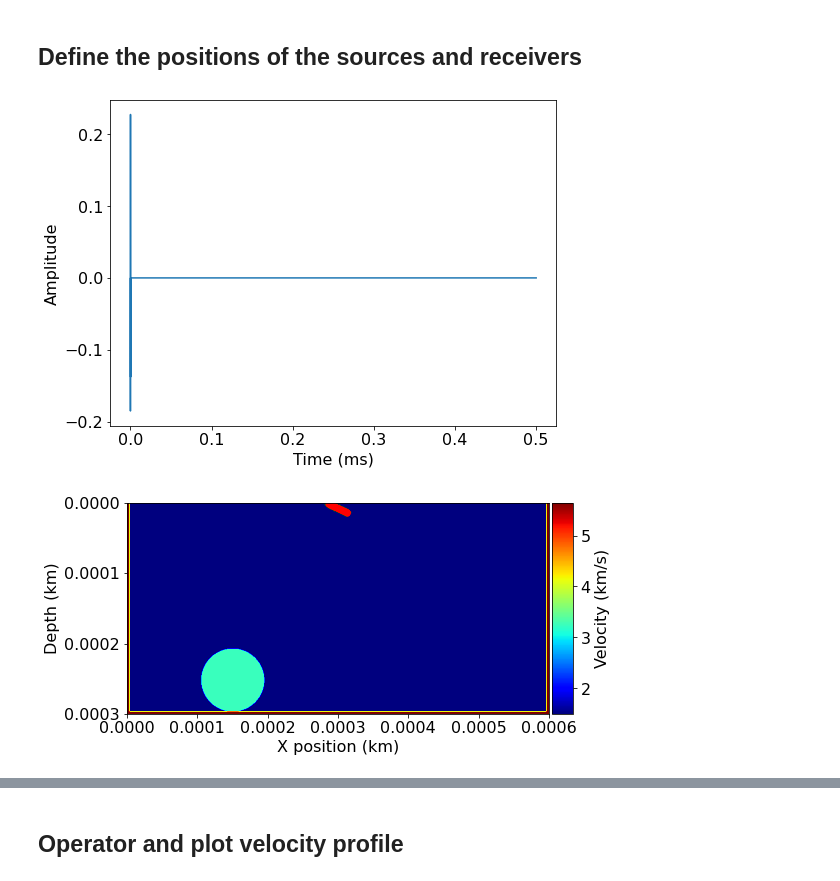
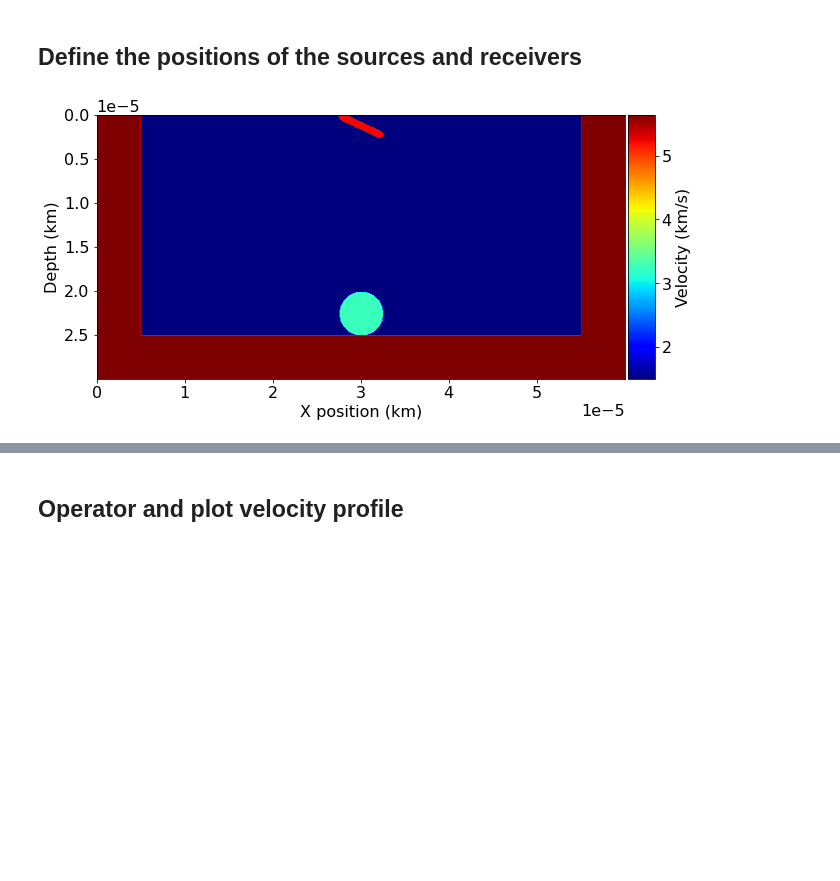
Before and after one commit to bgd54/sonar-FWI, a Jupyter notebook: water_tank/05_imaging_ricker.ipynb, the cells around one changed output, grey strips where cells are left out. Drawn from its saved outputs; the diff is of its cells as text; code cells hidden in the pictures; blank space fills up the shorter version.

```diff
--- a/water_tank/05_imaging_ricker.ipynb
+++ b/water_tank/05_imaging_ricker.ipynb
@@ -10,20 +10,22 @@ import matplotlib.pyplot as plt
 from examples.seismic import Receiver, WaveletSource, RickerSource, Model, TimeAxis,  plot_velocity, plot_shotrecord
 from devito import TimeFunction, Eq, solve, Operator, ConditionalDimension
 from scipy.signal import find_peaks, peak_prominences
+
+plt.rcParams['figure.figsize'] = (10, 10)  # Increases figure size
 # %% [markdown]
 ## Grid Setup
 Set velocity model and global parameters for water tank.
 # %%
-nx = 801
-nz = 401
+nx = 601
+nz = 301
 nb = 10
 shape = (nx, nz)
-spacing = (.00075, .00075) #60x30 cm
+spacing = (.0001, .0001) #60x30 cm
 origin = (0., 0.)
 v_water = 1.5 # v in distilled water 1496.7 m/s
 v_glass = 5.64 # v in glass 5640 m/s
 v_obj = 3.24 # v in gold 3240 m/s
-glass = 5 # size of the glass
+glass = 50 # size of the glass
 # Define a velocity profile. The velocity is in km/s
 v = np.empty(shape, dtype=np.float32)
 v[:, :] = v_water
@@ -31,8 +33,8 @@ v[:, -glass:] = v_glass
 v[:glass, :] = v_glass
 v[-glass:, :] = v_glass
 # Define an object's velocity profile
-r = 60
-a, b = shape[0] / 4, shape[1] - r - glass
+r = 25
+a, b = shape[0] / 2, shape[1] - r - glass
 y, x = np.ogrid[-a:shape[0]-a, -b:shape[1]-b]
 v[x*x + y*y <= r*r] = v_obj
 
@@ -67,61 +69,44 @@ class SineSource(WaveletSource):
 # %%
 # Set time range, source, source coordinates and receiver coordinates
 t0 = 0.  # Simulation starts a t=0
-tn = .5  # Simulation lasts tn milliseconds
+tn = .05  # Simulation lasts tn milliseconds
 dt = model.critical_dt  # Time step from model grid spacing
 time_range = TimeAxis(start=t0, stop=tn, step=dt)
 nt = time_range.num  # number of time steps
 
 f0 = 5000  # Source peak frequency is 5 MHz (5000 kHz)
 ns = 128; # number of sources
 nr = ns; # number of receivers
-depth = .01
-width = .03 # 3 cm is the widht of the sources
-source_distance = width / ns
+depth = 10
+wavelength = v_water / f0
+source_distance = wavelength / 8
+width = ns * source_distance
 alpha = 65 # angle of the sources to the water surface (0° - 180°) 90° means sources are parallel with the water surface
 cx = model.domain_size[0] * 0.5
 cy = (ns - 1) / 4 * source_distance
 pos = srcPositions(cx, cy, alpha, ns, source_distance)
+
 src = RickerSource(name='src',
     grid=model.grid,
     f0=f0,
     npoint=ns,
     time_range=time_range)
-src.show()
 
-# src = SineSource(
-#     name='src',
-#     grid=model.grid,
-#     f0=f0,
-#     time_range=time_range,
-#     npoint=ns)
-
-# src.time_values[184]*f0
-
-# for i in range(ns):
-#     src.coordinates.data[i, :] = np.array(
-#         model.domain_size) * .5 + (i - (ns - 1) / 2) * source_distance
 src.coordinates.data[:, -1] = depth
-
 src.coordinates.data[:] = pos[:]
 
 rec = Receiver(
     name='rec',
     grid=model.grid,
     npoint=nr,
     time_range=time_range)
 
-# for i in range(nr):
-#     rec.coordinates.data[i, :] = np.array(
-#         model.domain_size) * .5 + (i - (nr - 1) / 2) * source_distance
 rec.coordinates.data[:, -1] = depth
-
 rec.coordinates.data[:] = pos[:]
 
 plot_velocity(model, source=src.coordinates.data,
               receiver=rec.coordinates.data[::4, :])
 # %% [output]
-[figure, old version]
+[figure, new version]
-[figure, removed]
 # %%
 plt.figure()
```
Also changed, not shown: parts of 7 cells of this notebook.
